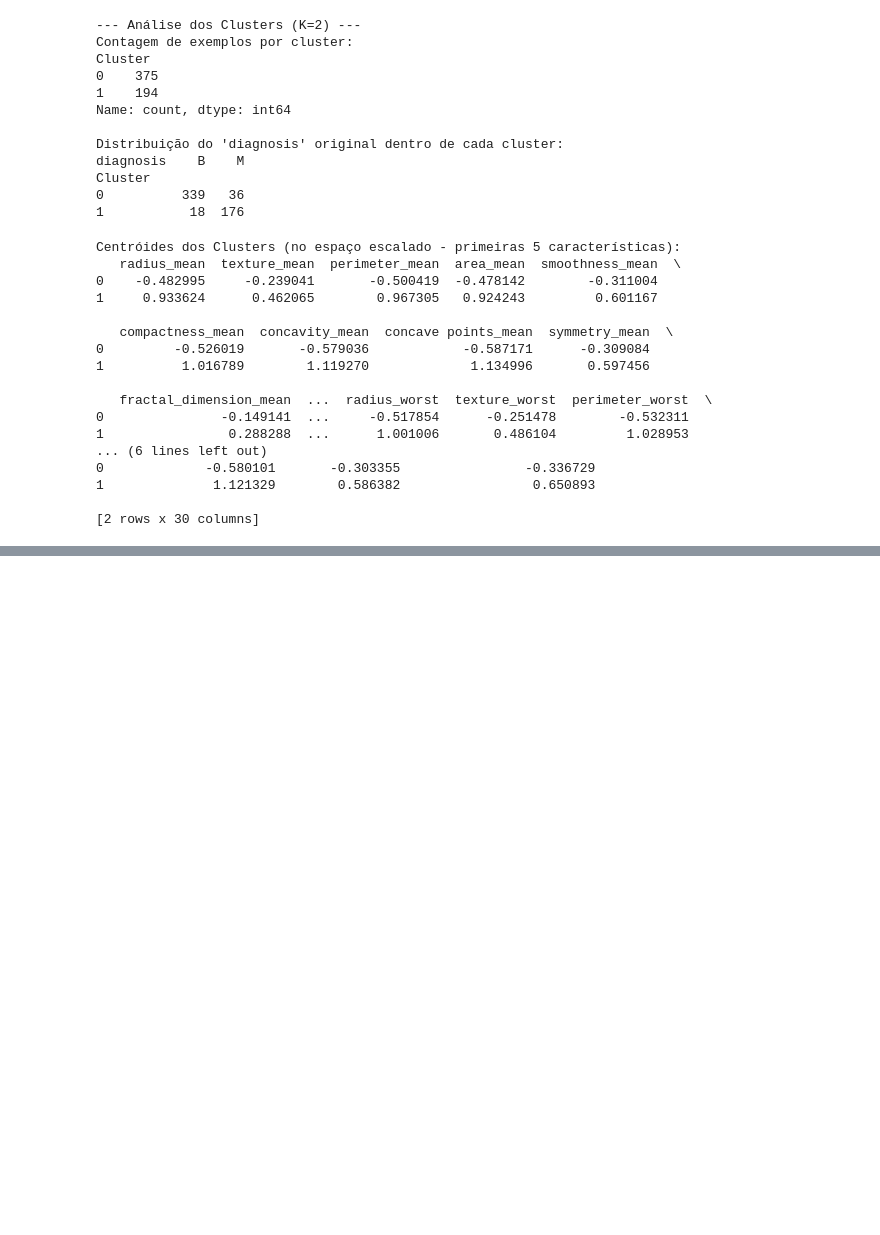
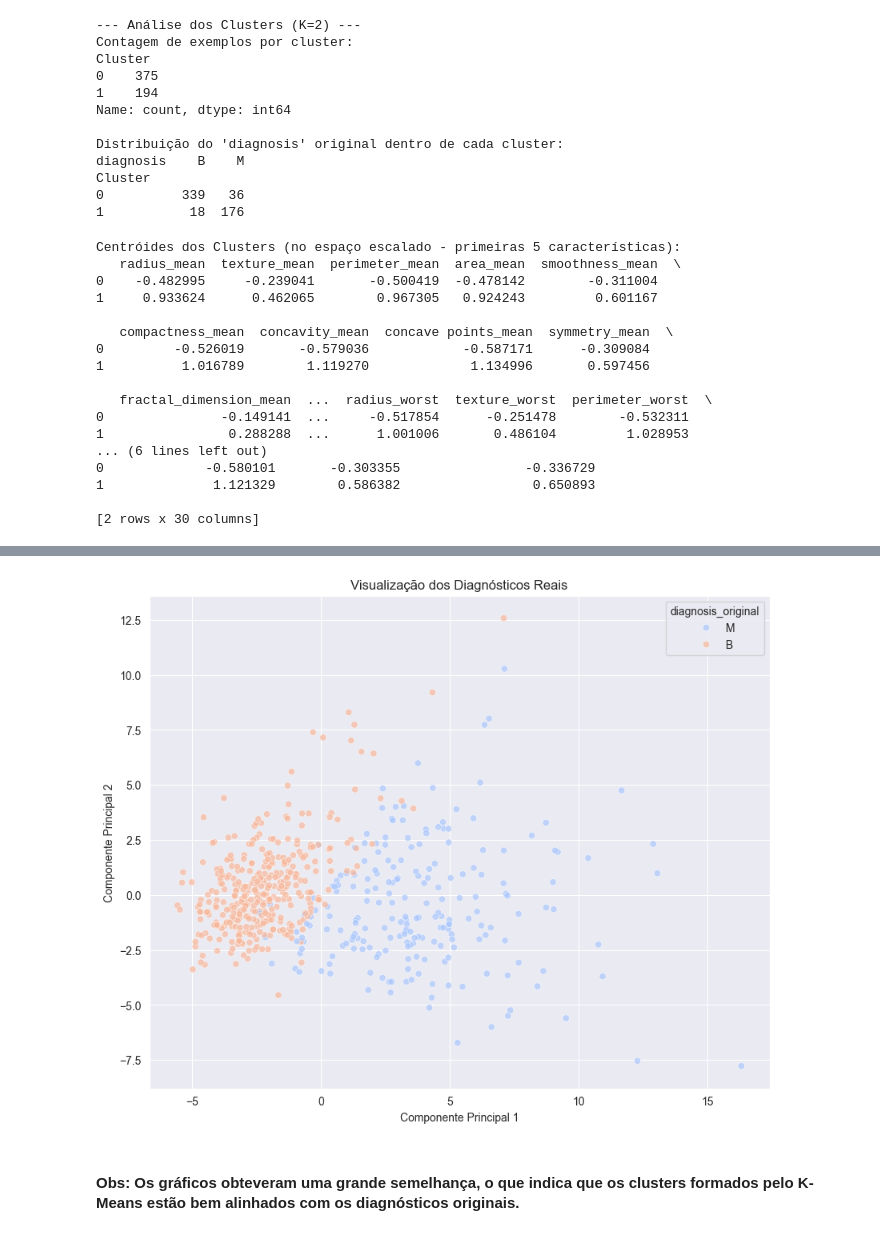
Before and after one commit to Haell39/ML-Aplicada-Diagnostico-Clinico, a Jupyter notebook: notebooks/Kmeans.ipynb, the cells around one changed output, grey strips where cells are left out. Saved outputs shown, nothing was run; the diff lists cells and outputs as text; code cells hidden in the pictures; blank space fills up the shorter version.

```diff
--- a/notebooks/Kmeans.ipynb
+++ b/notebooks/Kmeans.ipynb
@@ -126,0 +150,17 @@ Centróides dos Clusters (no espaço escalado - primeiras 5 características):
+# %%
+#fig 2
+""" diagnóstico original nos clusters """
+
+plt.figure(figsize=(10, 8))
+sns.scatterplot(x='Principal Component 1', y='Principal Component 2', hue='diagnosis_original',
+                palette='coolwarm', data=df_pca, legend='full', alpha=0.7)
+plt.title('Visualização dos Diagnósticos Reais')
+plt.xlabel('Componente Principal 1')
+plt.ylabel('Componente Principal 2')
+plt.grid(True)
+plt.savefig('../Images/original_diagnosis_clusters.png')
+plt.show()
+# %% [output]
+[figure, added]
+# %% [markdown]
+#### Obs: Os gráficos obteveram uma grande semelhança, o que indica que os clusters formados pelo K-Means estão bem alinhados com os diagnósticos originais.
```
Also changed, not shown: parts of 3 cells of this notebook, 3 other files.
